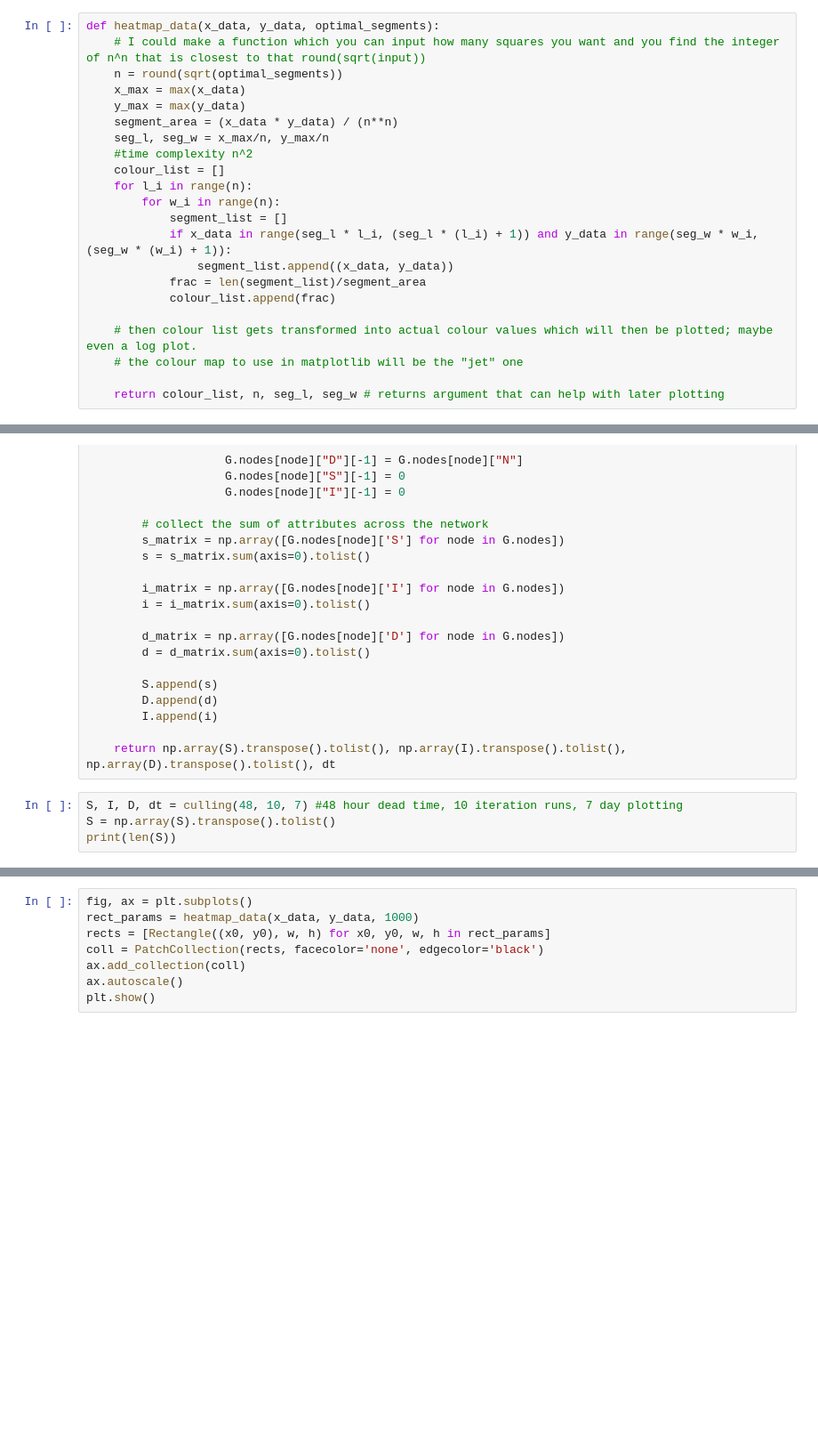
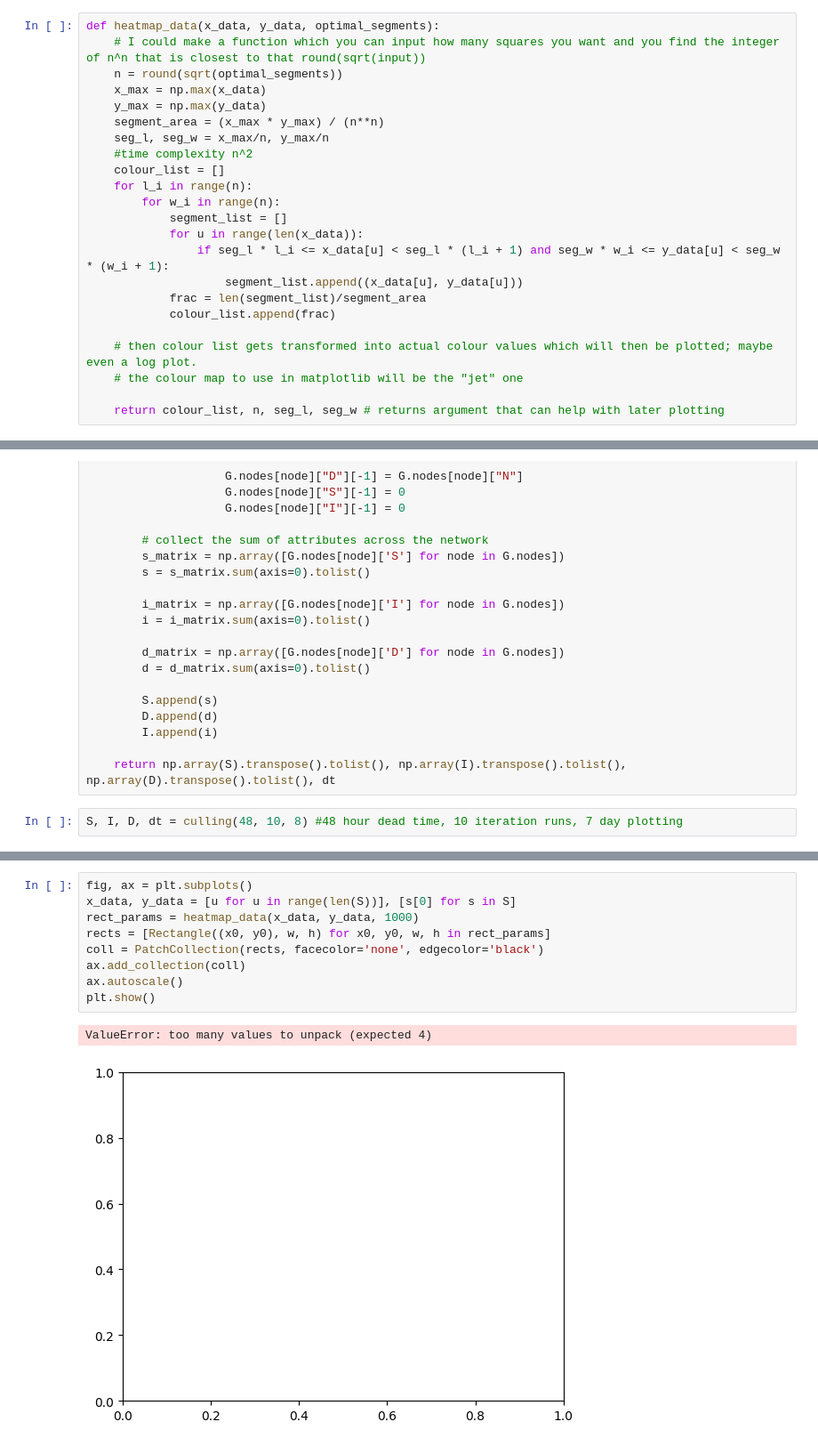
Before and after one commit to r-okotie179/diseaseModelling, a Jupyter notebook: culling_and_policy.ipynb, the cells around one changed output, grey strips where cells are left out. Shown at 89% size. Drawn from its saved outputs; the diff is of its cells as text; blank space fills up the shorter version.

```diff
--- a/culling_and_policy.ipynb
+++ b/culling_and_policy.ipynb
@@ -514,17 +514,18 @@ $$A_s = \frac{A_0}{n^n}$$
 def heatmap_data(x_data, y_data, optimal_segments):
     # I could make a function which you can input how many squares you want and you find the integer of n^n that is closest to that round(sqrt(input))
     n = round(sqrt(optimal_segments))
-    x_max = max(x_data)
-    y_max = max(y_data)
-    segment_area = (x_data * y_data) / (n**n)
+    x_max = np.max(x_data)
+    y_max = np.max(y_data)
+    segment_area = (x_max * y_max) / (n**n)
     seg_l, seg_w = x_max/n, y_max/n
     #time complexity n^2
     colour_list = []
     for l_i in range(n):
         for w_i in range(n):
             segment_list = []
-            if x_data in range(seg_l * l_i, (seg_l * (l_i) + 1)) and y_data in range(seg_w * w_i, (seg_w * (w_i) + 1)):
-                segment_list.append((x_data, y_data))
+            for u in range(len(x_data)):
+                if seg_l * l_i <= x_data[u] < seg_l * (l_i + 1) and seg_w * w_i <= y_data[u] < seg_w * (w_i + 1):
+                    segment_list.append((x_data[u], y_data[u]))
             frac = len(segment_list)/segment_area
             colour_list.append(frac)
 
@@ -614,6 +615,4 @@ def culling(dead_time, iterations, simulation_duration, neighbour_culling = Fals
 
     return np.array(S).transpose().tolist(), np.array(I).transpose().tolist(), np.array(D).transpose().tolist(), dt
 # %%
-S, I, D, dt = culling(48, 10, 7) #48 hour dead time, 10 iteration runs, 7 day plotting
-S = np.array(S).transpose().tolist()
-print(len(S))
+S, I, D, dt = culling(48, 10, 8) #48 hour dead time, 10 iteration runs, 7 day plotting
@@ -622,8 +623,12 @@ print(len(S))
 # %%
 fig, ax = plt.subplots()
+x_data, y_data = [u for u in range(len(S))], [s[0] for s in S]
 rect_params = heatmap_data(x_data, y_data, 1000)
 rects = [Rectangle((x0, y0), w, h) for x0, y0, w, h in rect_params]
 coll = PatchCollection(rects, facecolor='none', edgecolor='black')
 ax.add_collection(coll)
 ax.autoscale()
 plt.show()
+# %% [output]
+ValueError: too many values to unpack (expected 4)
+[figure, added]
```
Also changed, not shown: parts of 2 cells of this notebook.
